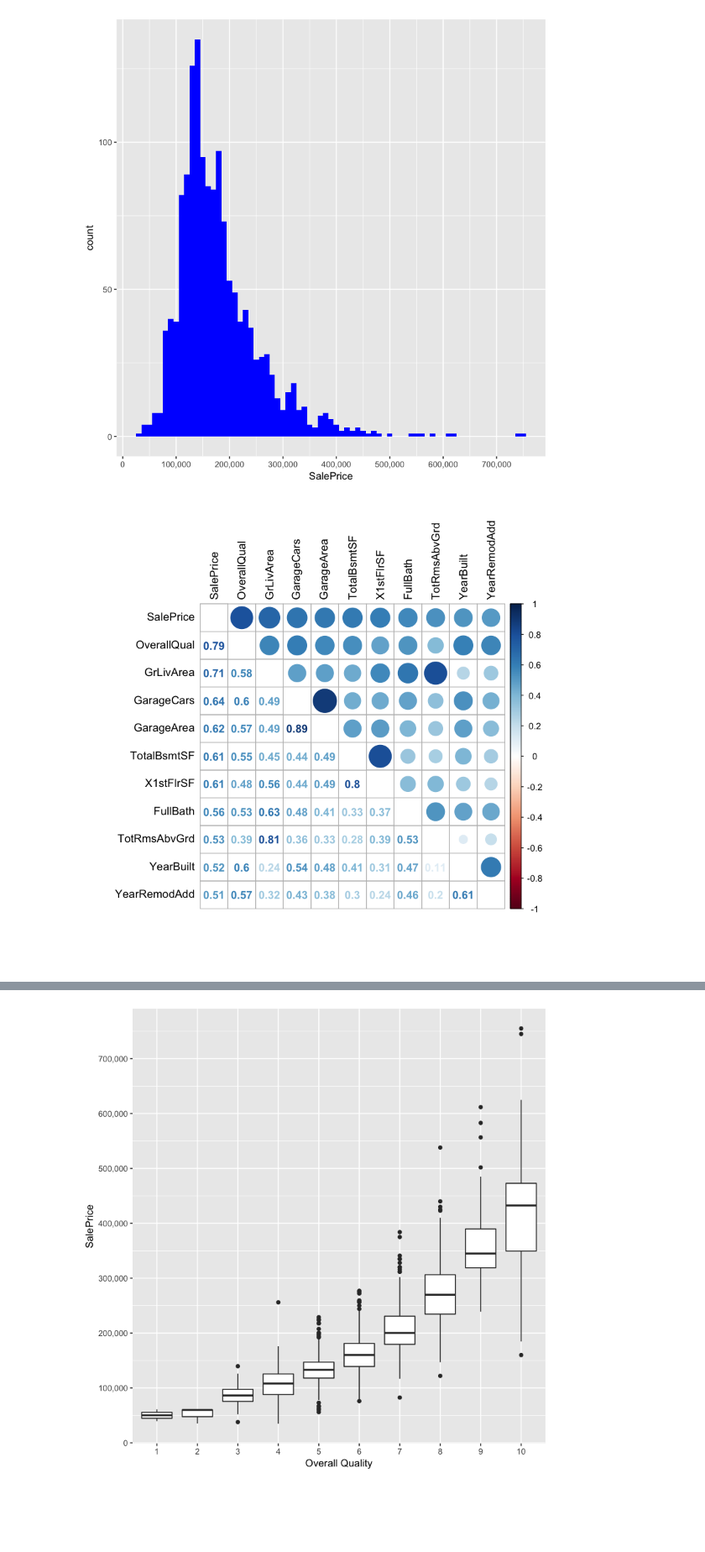
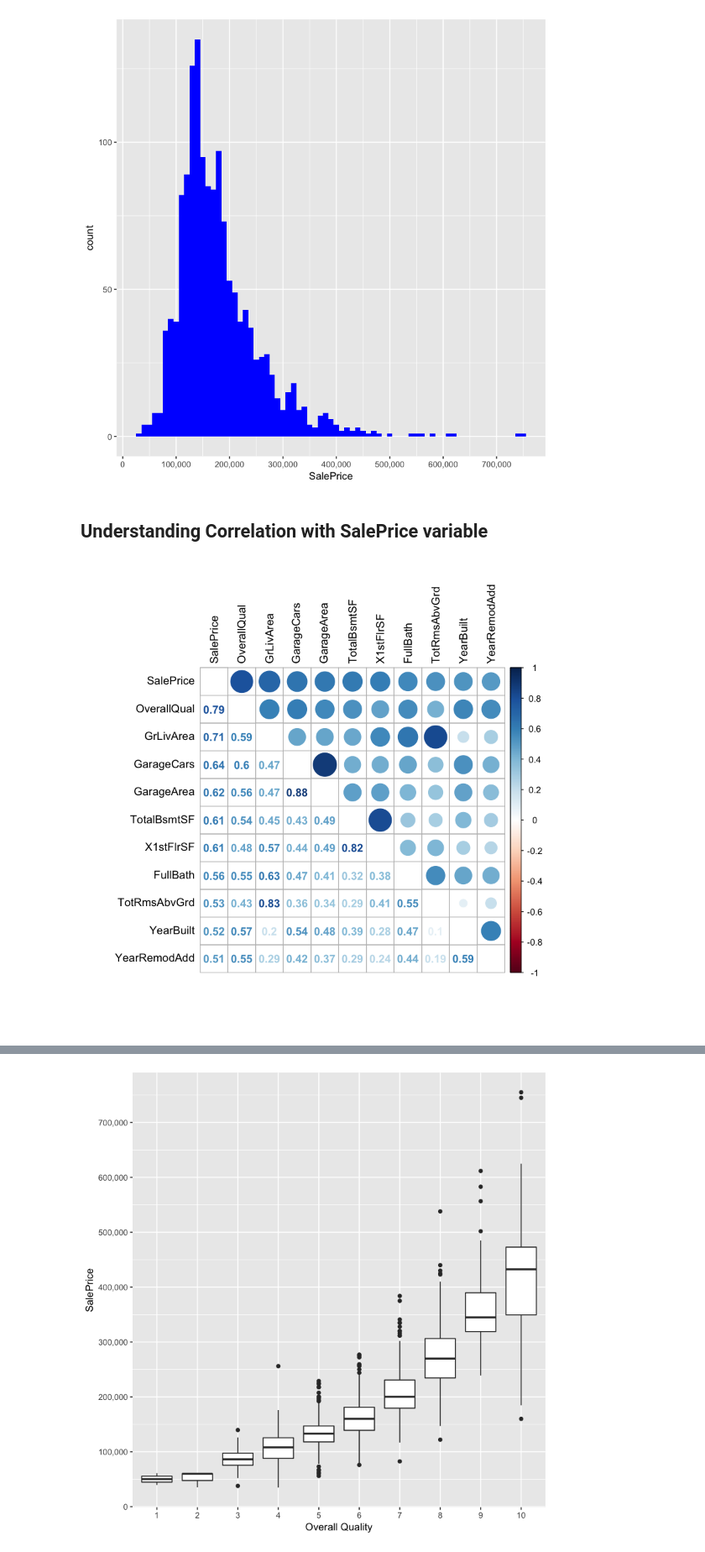
Before and after one commit to royadityak/PrescriptiveAnalytics, a Jupyter notebook: Forecasting/Forecasting_Housing_XGBoost_Lasso.ipynb, the cells around one changed output, grey strips where cells are left out. Shown at 84% size. Drawn from its saved outputs; the diff is of its cells as text; code cells hidden in the pictures; blank space fills up the shorter version.

```diff
--- a/Forecasting/Forecasting_Housing_XGBoost_Lasso.ipynb
+++ b/Forecasting/Forecasting_Housing_XGBoost_Lasso.ipynb
@@ -76,13 +82,15 @@ ggplot(data=data[!is.na(data$SalePrice),], aes(x=SalePrice)) +
+# %% [markdown]
+## Understanding Correlation with SalePrice variable
 # %%
 numVariables <- which(sapply(data, is.numeric)) #index vector numeric variables
 numVariablesNames <- names(numVariables) #saving names vector for use later on
 
 data_numericVar <- data[, numVariables]
 corr_numericVar <- cor(data_numericVar, use="pairwise.complete.obs")
 corr_sorted <- as.matrix(sort(corr_numericVar[,'SalePrice'], decreasing = TRUE)) #Descending sort on SalePrice
 finalCorr <- names(which(apply(corr_sorted, 1, function(x) abs(x)>0.5))) #Filter highly correlated values
-corr_numericVar <- corr_numericVar[CorHigh, CorHigh]
+corr_numericVar <- corr_numericVar[finalCorr, finalCorr]
 
 corrplot.mixed(corr_numericVar, tl.col="black", tl.pos = "lt")
 # %% [output]
-[figure, old version]
+[figure, new version]
```
Also changed, not shown: parts of 25 cells of this notebook, 1 other file.
